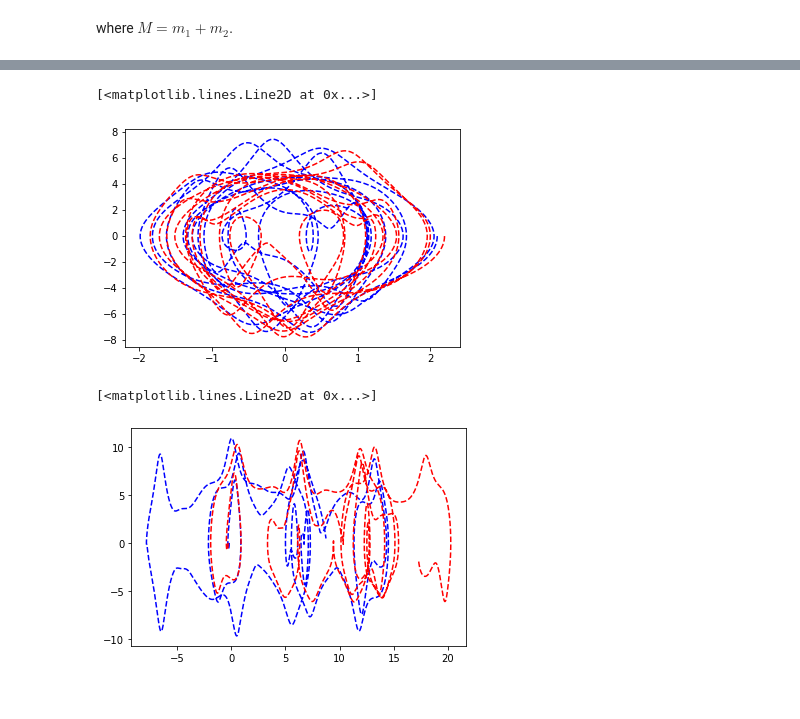
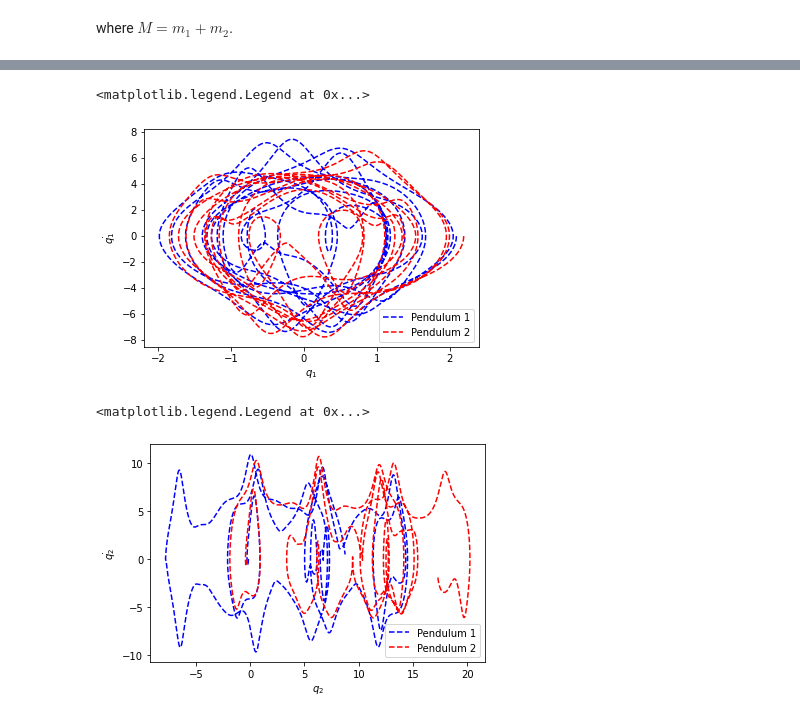
Before and after one commit to UZerbinati/Suite, a Jupyter notebook: Docs/ODE/Euler-Lagrange.ipynb, the cells around one changed output, grey strips where cells are left out. Cells and saved outputs as stored; diff of their text form; code cells hidden in the pictures.

```diff
--- a/Docs/ODE/Euler-Lagrange.ipynb
+++ b/Docs/ODE/Euler-Lagrange.ipynb
@@ -293,12 +298,18 @@ HTML(ani.to_html5_video())
 # %%
 plt.plot(Q1,V1,"b--")
 plt.plot(Y1,W1,"r--")
+plt.xlabel("$q_1$");
+plt.ylabel("$\dot{q_1}$");
+plt.legend(["Pendulum 1","Pendulum 2"])
 # %% [output]
-[<matplotlib.lines.Line2D at 0x...>]
+<matplotlib.legend.Legend at 0x...>
-[figure, old version]
+[figure, new version]
 # %%
 plt.plot(Q2,V2,"b--")
 plt.plot(Y2,W2,"r--")
+plt.xlabel("$q_2$");
+plt.ylabel("$\dot{q_2}$");
+plt.legend(["Pendulum 1","Pendulum 2"])
 # %% [output]
-[<matplotlib.lines.Line2D at 0x...>]
+<matplotlib.legend.Legend at 0x...>
-[figure, old version]
+[figure, new version]
```
Also changed, not shown: parts of 1 cell of this notebook.
